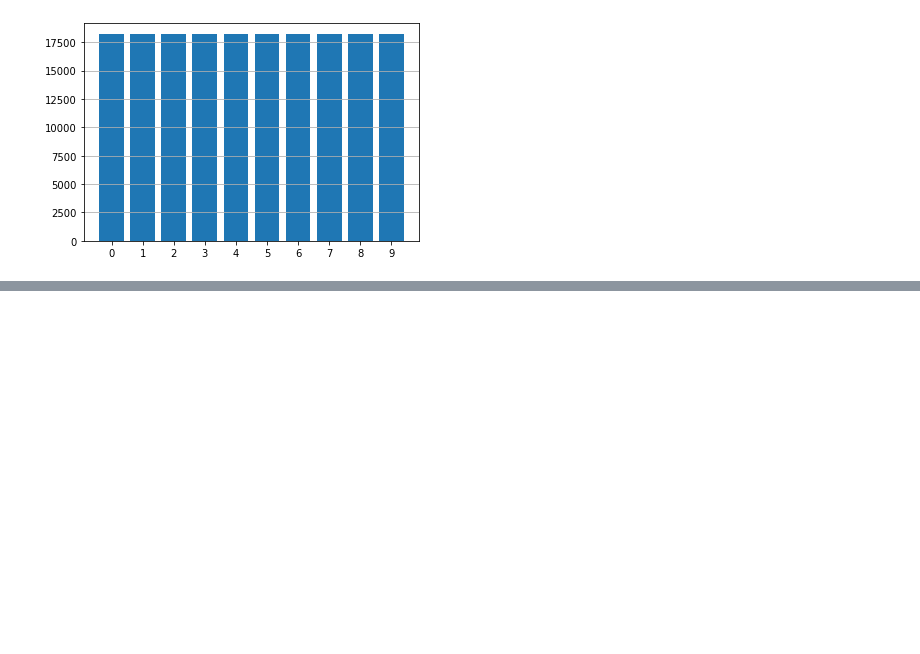
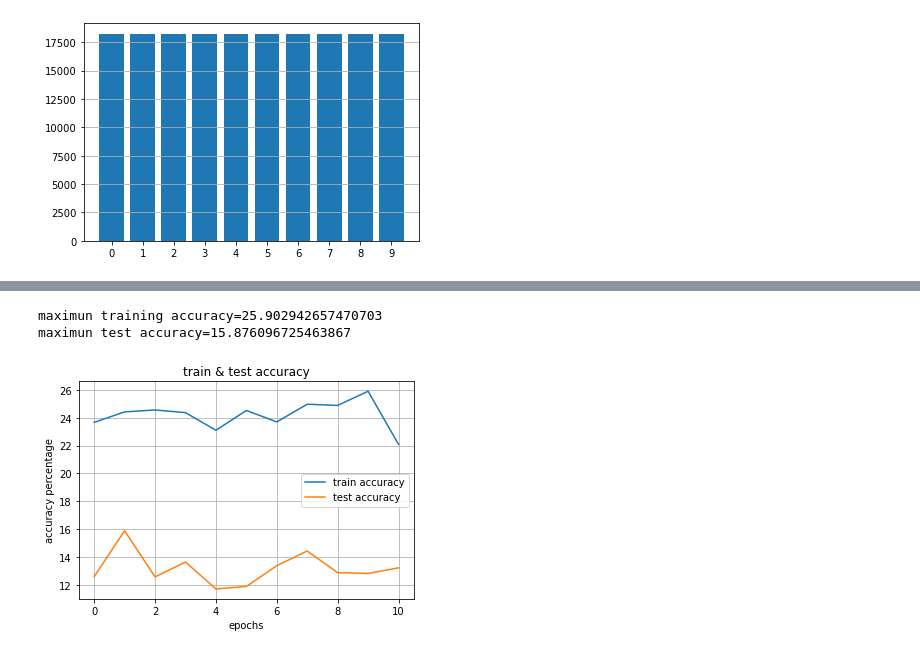
Before and after one commit to salama4ai/Proteinea, a Jupyter notebook: model/training_days.ipynb, the cells around one changed output, grey strips where cells are left out. Drawn from its saved outputs; the diff is of its cells as text; code cells hidden in the pictures; blank space fills up the shorter version.

Commit message:
sligth improve in train day accuracy

```diff
--- a/model/training_days.ipynb
+++ b/model/training_days.ipynb
@@ -207,7 +211,7 @@ test_set_day = CollectedData(xtest_day, ytest_day)
 # train_set_day = TensorDataset(train_input_day, train_labels_day)
 # test_set_day = TensorDataset(test_input_day, test_labels_day)
 # %%
-batch_size = 64
+batch_size = 128
 
 train_loader_day = DataLoader(dataset=train_set_day, shuffle=True, batch_size=batch_size)
 test_loader_day = DataLoader(dataset=test_set_day, batch_size=batch_size)
@@ -215,22 +219,22 @@ test_loader_day = DataLoader(dataset=test_set_day, batch_size=batch_size)
 class network(nn.Module):
     def __init__(self, in_features=5, out_features=10):
         super().__init__()
-        self.fc1 = nn.Linear(in_features, 168)
-        self.fc2 = nn.Linear(168, 401)
-        # self.fc3 = nn.Linear(401, 24)
-        # self.fc4 = nn.Linear(20, 20)
-        # self.fc5 = nn.Linear(20, 20)
-        self.fc6 = nn.Linear(401, out_features)
+        self.fc1 = nn.Linear(in_features, 24)
+        self.fc2 = nn.Linear(24, 20)
+        self.fc3 = nn.Linear(20, 20)
+        self.fc4 = nn.Linear(20, 21)
+        self.fc5 = nn.Linear(21, 14)
+        self.fc6 = nn.Linear(14, out_features)
         self.initialize_weights()
 
 
     def forward(self, inpt):
         out = F.relu(self.fc1(inpt))
         out = F.relu(self.fc2(out))
-        # out = F.leaky_relu(self.fc3(out))
-        # out = F.leaky_relu(self.fc4(out))
-        # out = F.leaky_relu(self.fc5(out))
-        out = F.softmax((self.fc6(out)), dim=1)
+        out = F.leaky_relu(self.fc3(out))
+        out = F.leaky_relu(self.fc4(out))
+        out = F.leaky_relu(self.fc5(out))
+        out = ((self.fc6(out)))
         return out
 
     def initialize_weights(self):
@@ -266,7 +270,7 @@ lr = 0.01
 criterion = nn.CrossEntropyLoss()
 # criterion = nn.MSELoss()
 optimizer = torch.optim.Adam(model.parameters(), lr=lr)
-schedular = torch.optim.lr_scheduler.ReduceLROnPlateau(optimizer, factor=0.1, patience=35, verbose=True)
+schedular = torch.optim.lr_scheduler.ReduceLROnPlateau(optimizer, factor=0.1, patience=75, verbose=True)
 model
 # %% [output]
 network(
@@ -276,10 +283,11 @@ network(
 )
 # %%
-num_epochs = 93
+num_epochs = 11
 def train_model(num_epochs, data_loader=train_loader_day):
     num_batches = len(data_loader)
     print(f"""batch_size = {batch_size} \n starting learning rate = {lr} \n number of epochs = {num_epochs}\
     \n number of batches = {num_batches} \n model = {model}, \n criterion={criterion}, \n optimizer={optimizer}""")
+
     # starting training loop epochs
     result_train_acc, result_test_acc = [], []
     for epoch in range(num_epochs):
@@ -317,6 +354,16 @@ result_train_acc, result_test_acc = train_model(num_epochs, data_loader=train_lo
+# %%
+print(f"maximun training accuracy={max(result_train_acc)}\nmaximun test accuracy={max(result_test_acc)}")
+# %% [output]
+maximun training accuracy=25.902942657470703
+maximun test accuracy=15.876096725463867
 # %%
-plt.plot(list(range(num_epochs)), result_train_acc)
-plt.title("train accuracy")
+train_line, = plt.plot(list(range(num_epochs)), [i.cpu().numpy() for i in result_train_acc], label="train accuracy")
+test_line, = plt.plot(list(range(num_epochs)), [i.cpu().numpy() for i in result_test_acc], label="test accuracy")
+plt.legend(loc="best", handles=[train_line, test_line])
+plt.title("train & test accuracy")
 plt.xlabel("epochs")
 plt.ylabel("accuracy percentage")
+plt.grid()
 plt.show()
+# %% [output]
+[figure, added]
```
Also changed, not shown: parts of 10 cells of this notebook, 2 other files.
